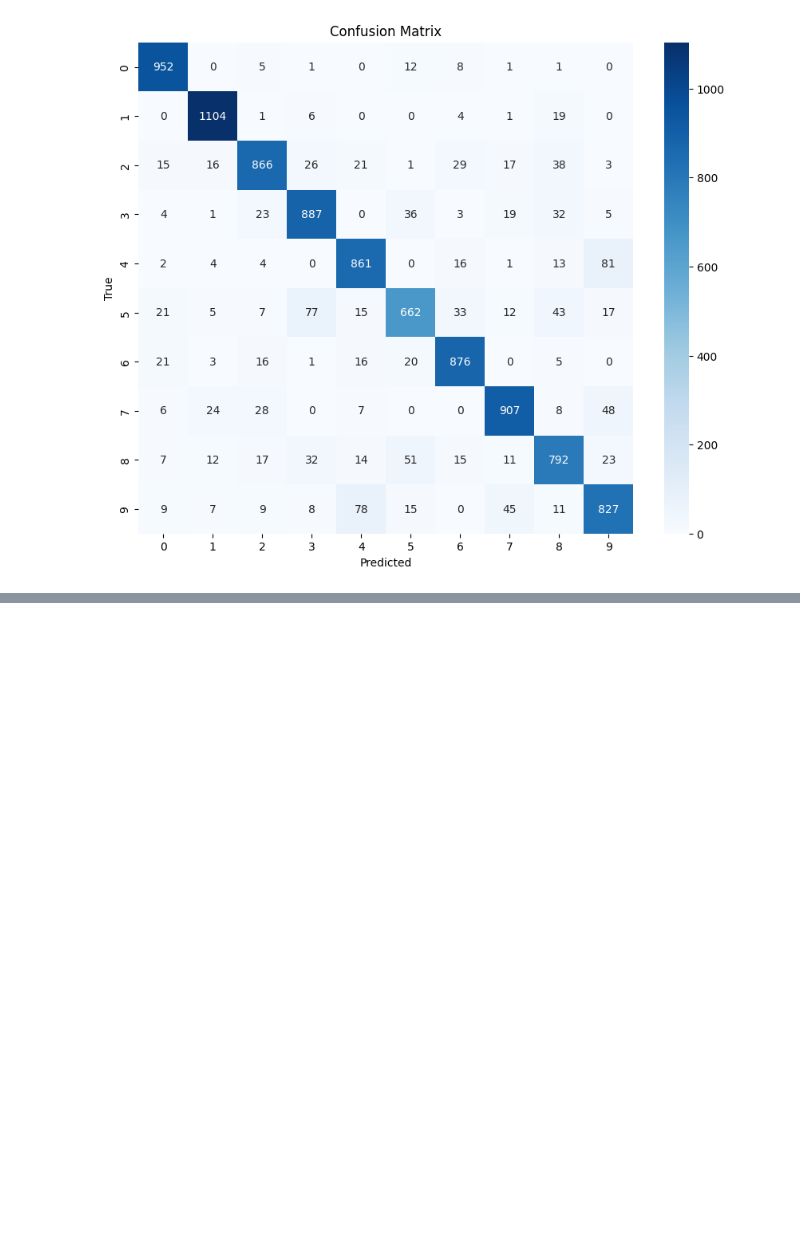
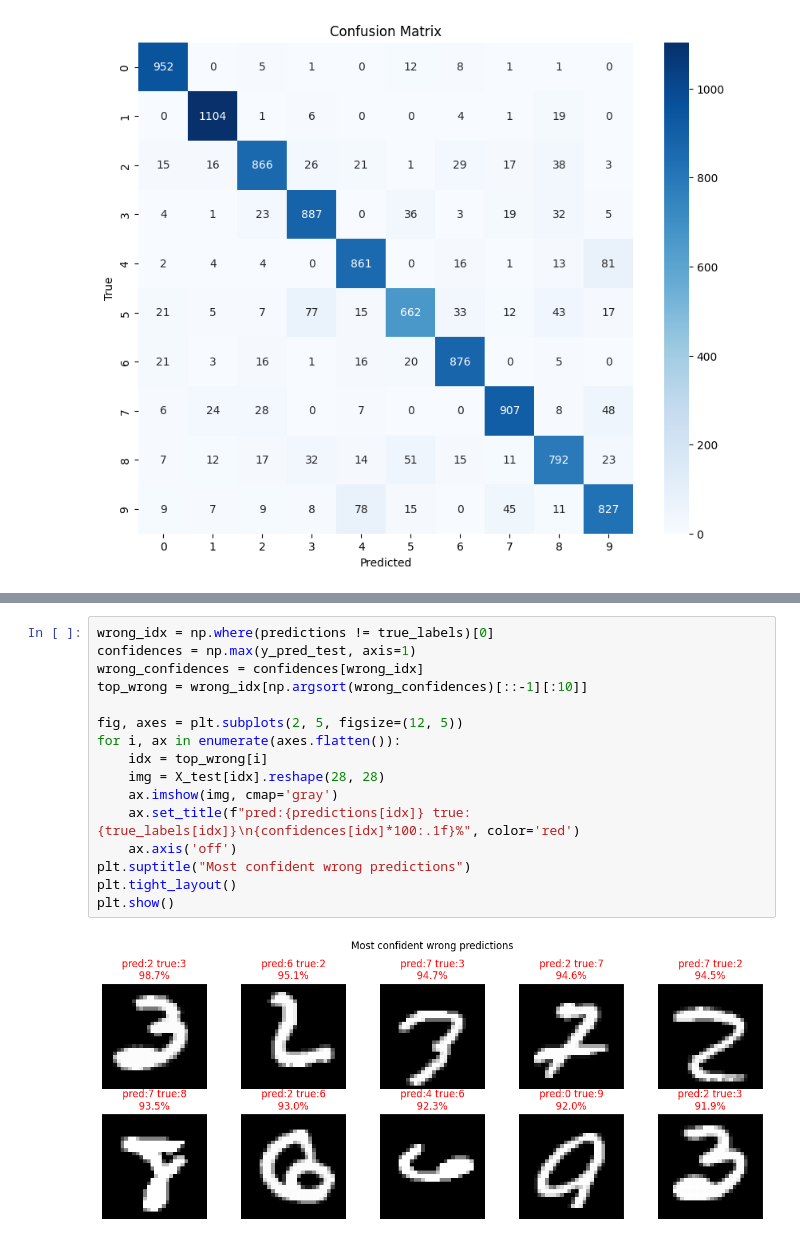
Before and after one commit to ka0s01/mnist-nn, a Jupyter notebook: mnist-no-classification.ipynb, the cells around one changed output, grey strips where cells are left out. Drawn from its saved outputs; the diff is of its cells as text; blank space fills up the shorter version.

```diff
--- a/mnist-no-classification.ipynb
+++ b/mnist-no-classification.ipynb
@@ -168,0 +185,18 @@ plt.show()
+# %%
+wrong_idx = np.where(predictions != true_labels)[0]
+confidences = np.max(y_pred_test, axis=1)
+wrong_confidences = confidences[wrong_idx]
+top_wrong = wrong_idx[np.argsort(wrong_confidences)[::-1][:10]]
+
+fig, axes = plt.subplots(2, 5, figsize=(12, 5))
+for i, ax in enumerate(axes.flatten()):
+    idx = top_wrong[i]
+    img = X_test[idx].reshape(28, 28)
+    ax.imshow(img, cmap='gray')
+    ax.set_title(f"pred:{predictions[idx]} true:{true_labels[idx]}\n{confidences[idx]*100:.1f}%", color='red')
+    ax.axis('off')
+plt.suptitle("Most confident wrong predictions")
+plt.tight_layout()
+plt.show()
+# %% [output]
+[figure, added]
```
Also changed, not shown: parts of 3 cells of this notebook.
